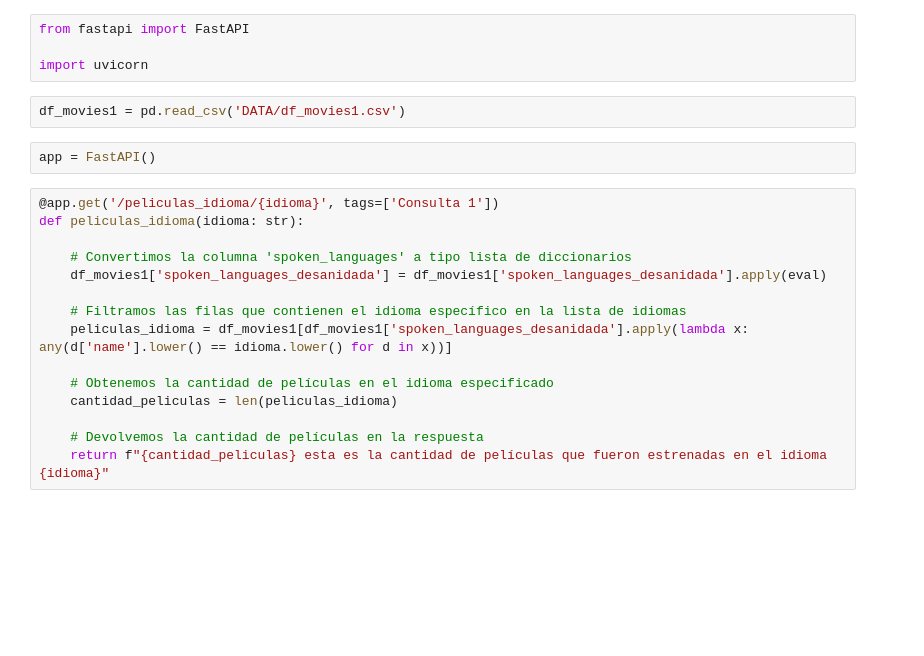
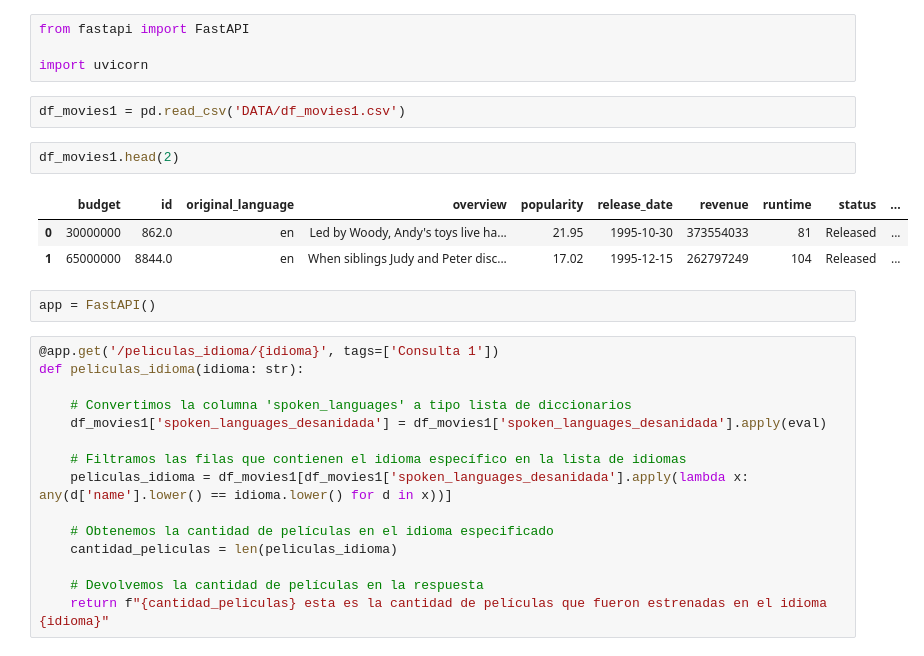
Before and after one commit to JavierM66G/Data_Proyect_PT02, a Jupyter notebook: Movies_Data1.ipynb, the cells around one changed output. Cells and saved outputs as stored; diff of their text form; blank space fills up the shorter version.

```diff
--- a/Movies_Data1.ipynb
+++ b/Movies_Data1.ipynb
@@ -313,6 +315,12 @@ from fastapi import FastAPI
 import uvicorn
 # %%
 df_movies1 = pd.read_csv('DATA/df_movies1.csv')
+# %%
+df_movies1.head(2)
+# %% [output]
+|  | budget | id | original_language | overview | popularity | release_date | revenue | runtime | status | ... |
+| 0 | 30000000 | 862.0 | en | Led by Woody, Andy's toys live ha... | 21.95 | 1995-10-30 | 373554033 | 81 | Released | ... |
+| 1 | 65000000 | 8844.0 | en | When siblings Judy and Peter disc... | 17.02 | 1995-12-15 | 262797249 | 104 | Released | ... |
 # %%
 app = FastAPI()
 # %%
```
Also changed, not shown: parts of 3 cells of this notebook, 3 other files.
